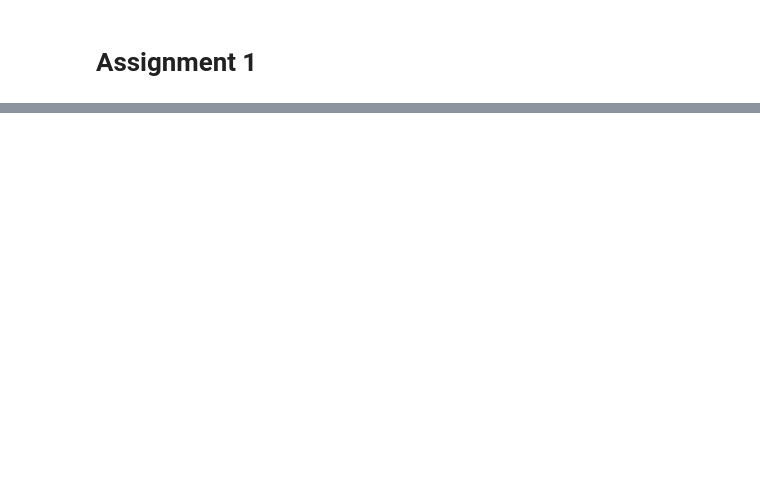
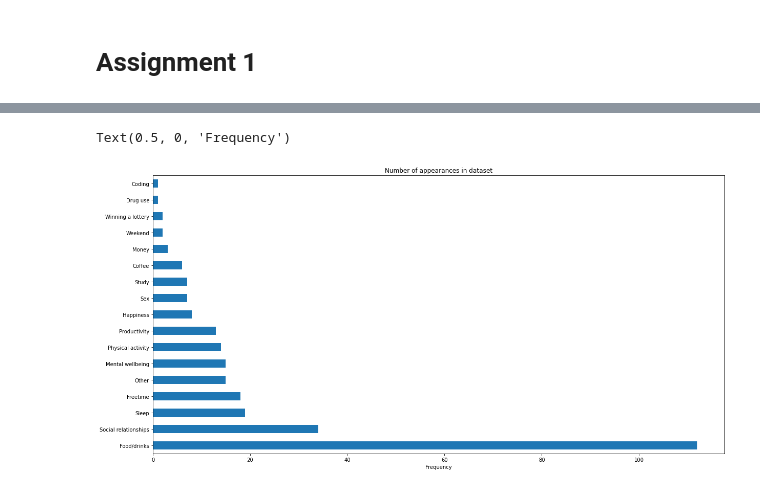
Before and after one commit to sandergs92/dmt-assignment-1, a Jupyter notebook: assignment_1/notebook_1.ipynb, the cells around one changed output, grey strips where cells are left out. Cells and saved outputs as stored; diff of their text form; code cells hidden in the pictures; blank space fills up the shorter version.

```diff
--- a/assignment_1/notebook_1.ipynb
+++ b/assignment_1/notebook_1.ipynb
@@ -207,0 +224,55 @@ df.loc[df['Good day (1)'].str.contains('productiv|good work|work done|challeging
+# %%
+"""Dealing with the last column"""
+
+# divide answers into categories for analyses
+df.loc[df['Good day (2)'].str.contains('coffee|flat white', case=False), 'Good day (2)'] = 'Coffee'
+df.loc[df['Good day (2)'].str.contains('sun|rain|weather|wind|skies|Spring|Warmth|Nice whether', case=False), 'Good day (2)'] = 'Weather'
+df.loc[df['Good day (2)'].str.contains('sleep|early|wake up late|good night|My bed', case=False), 'Good day (2)'] = 'Sleep'
+df.loc[df['Good day (2)'].str.contains('friend|family|social|people|Kafeneion Amsterdam|Party|call my mother', case=False), 'Good day (2)'] = 'Social relationships'
+df.loc[df['Good day (2)'].str.contains('sport|volley|gym|football|tennis|bouldering|biking|exercise|workout|Cycling|Activity', case=False), 'Good day (2)'] = 'Physical activity'
+df.loc[df['Good day (2)'].str.contains('food|BBQ|Wine|drinks|breakfast|drinking|pasta|lasagne|eating|go to restaurant|chocolate|beer|cookies|meal|sushi|cake|alcohol|Lemonade|A cool glass of water|croissant|snacks|Water|bread|Pie|Winkel apple pie|snickers|Frozen yoghurt|nice dinner|brownies|pizza|thuisbezorgd', case=False), 'Good day (2)'] = 'Food/drinks'
+df.loc[df['Good day (2)'].str.contains('mental|stress|relax|mood|satisfaction|being stoic|complications|feeling content|Feeling in tune with yourself and your surroundings|not thinking about tomorrow|silence|accepting change|Meditation|Knowing i have a spare day|fun stuff on the planning', case=False), 'Good day (2)'] = 'Mental wellbeing'
+df.loc[df['Good day (2)'].str.contains('happy|joy|Laughter|smiles|smile|happiness|Laugh', case=False), 'Good day (2)'] = 'Happiness'
+df.loc[df['Good day (2)'].str.contains('no l|no d|not h|homework|dues|freedom|free time|no home assignment|No responsibility|no cl|time for myself|No obligations|no work|nothing important|Quality time spent|Vacation|saturday|no school|Day off|holiday|No assignments|Spare', case=False), 'Good day (2)'] = 'Freetime' # Category to avoid clashings with the word 'lecture'/ no deadlines/ not having to get up early
+df.loc[df['Good day (2)'].str.contains('productiv|good work|work done|challeging works|working hard|early|Flow state|insightful things|challenge|finishing things for the day|make progress in anything|Something to achieve in the day|Plan|Neat room|Completed to-do', case=False), 'Good day (2)'] = 'Productivity'
+df.loc[df['Good day (2)'].str.contains('lecture|datamining|passing|grades|studying|progress in the course|learning', case=False), 'Good day (2)'] = 'Study'
+df.loc[df['Good day (2)'].str.contains('DMT', case=True), 'Good day (2)'] = 'Study'
+df.loc[df['Good day (2)'].str.contains('drugs|xtc|smoke weed', case=False), 'Good day (2)'] = 'Drug use'
+df.loc[df['Good day (2)'].str.contains('Green', case=True), 'Good day (2)'] = 'Drug use'
+df.loc[df['Good day (2)'].str.contains('head|sex|lover', case=False), 'Good day (2)'] = 'Sex'
+df.loc[df['Good day (2)'].str.contains('movies|game|gaming|reading|playing|VIKINGS|having fun|music|series|Ajax|beach|Books|Anime|Fun stuff to do|Time to read|Netflix|going outside', case=False), 'Good day (2)'] = 'Recreation activities' # Could be mixed with 'Freetime'?
+df.loc[df['Good day (2)'].str.contains('coding|debugging|Applying data mining techniques|data mining', case=False), 'Good day (2)'] = 'Coding'
+df.loc[df['Good day (2)'].str.contains('my cat', case=False), 'Good day (2)'] = 'Pets'
+df.loc[df['Good day (2)'].str.contains('Cat', case=True), 'Good day (2)'] = 'Pets'
+df.loc[df['Good day (2)'].str.contains('Win lottery|Winning the lottery|Winning a lottery', case=False), 'Good day (2)'] = 'Winning a lottery'
+df.loc[df['Good day (2)'].str.contains('Ether in the green|money', case=False), 'Good day (2)'] = 'Money'
+df.loc[df['Good day (2)'].str.contains('Come up with a good question|good|surveys|waking up|alive|faces|monk|awake|beautiful girl|A dm QA|feyenoord winning|No E|Diet on point', case=False), 'Good day (2)'] = 'Other'
+df.loc[df['Good day (2)'].str.contains('Free', case=True), 'Good day (2)'] = 'Freetime'
+df.loc[df['Good day (2)'].str.contains('eat', case=True), 'Good day (2)'] = 'Food/drinks'
+df.loc[df['Good day (2)'].str.contains('love', case=True), 'Good day (2)'] = 'Social relationships'
+
+
+df.loc[df['Good day (2)'].str.contains('No', case=True), 'Good day (2)'] = 'ZAK'
+df.loc[df['Good day (2)'].str.contains('Love', case=True), 'Good day (2)'] = 'ZAK' # for the str with love and emoji in it
+df.loc[df['Good day (2)'].str.contains('7777|0|6|see you smile|1|yes|Χρεσης|3|I don|Geen ontbijt met Jan|Wakker worden naast Lieke|Andrea|Lemons|I really don|no idea|I answered it already|Kissing thomas|drink day before|More jou|Φετα|date|Angela|WFH|My house not burning down', case=False), 'Good day (2)'] = 'ZAK'
+df.loc[df['Good day (2)'].str.contains('fun', case=True), 'Good day (2)'] = 'Happiness'
+df.loc[df['Good day (2)'].str.contains('Fun', case=True), 'Good day (2)'] = 'Happiness'
+
+# Replace '2', '9', '-' by checking length of string to avoid clashes with other strings such as '420'
+df['Good day (2)'] = df['Good day (2)'].apply(lambda i: i if len(i) > 1 else 'ZAK')
+
+
+# Change strings of 'ZAK' to np.NaN
+df['Good day (2)'] = df['Good day (2)'].replace('ZAK', np.nan)
+
+# value count the strings to plot them in bar chart
+df['Good day (2)'].value_counts().plot(kind='barh', figsize=(20, 10))
+plt.title('Number of appearances in dataset')
+plt.xlabel('Frequency')
+
+# Make list of the first column for reference
+# mark_list = list(df['Good day (2)'].unique())
+# print(mark_list)
+# %% [output]
+Text(0.5, 0, 'Frequency')
+[figure, added]
```
Also changed, not shown: parts of 14 cells of this notebook.
